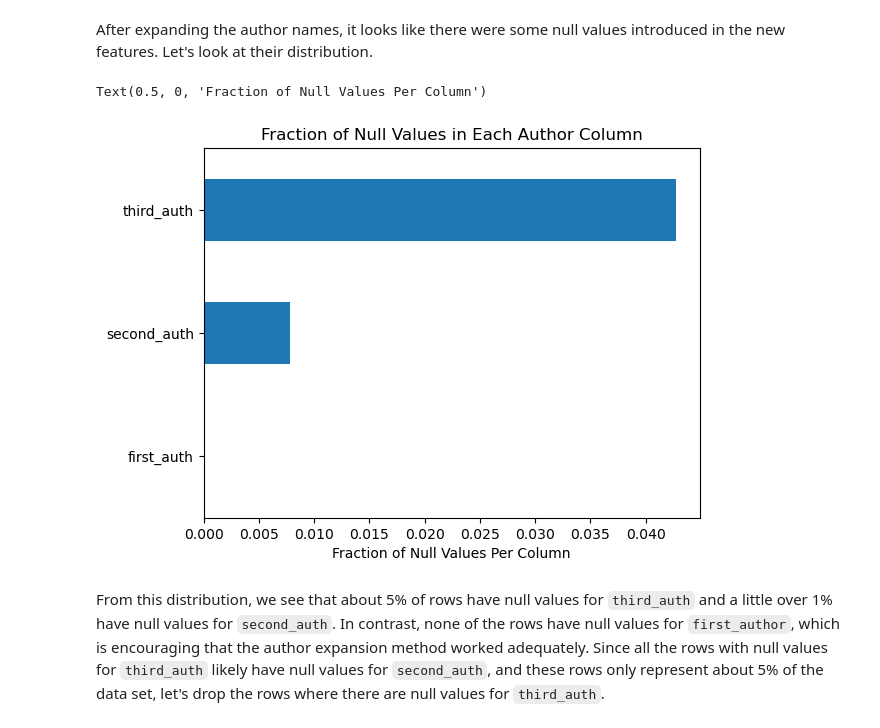
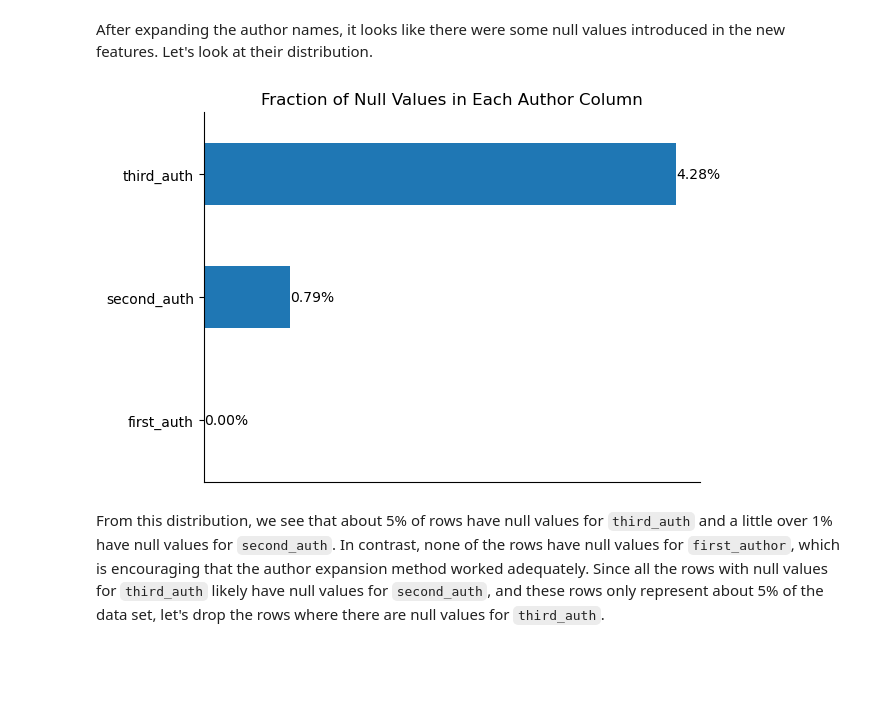
Before and after one commit to yokudake/ProfessorPowerIndex, a Jupyter notebook: Notebooks, Data and Outputs/Notebook 2 Feature Engineering Author Names.ipynb, the cells around one changed output. Saved outputs shown, nothing was run; the diff lists cells and outputs as text; code cells hidden in the pictures; blank space fills up the shorter version.

```diff
--- a/Notebooks, Data and Outputs/Notebook 2 Feature Engineering Author Names.ipynb
+++ b/Notebooks, Data and Outputs/Notebook 2 Feature Engineering Author Names.ipynb
@@ -27,6 +27,6 @@ First, we'll read the pickle files from Notebook 1 for `papers_df` and `profile_
 # %%
-papers_df = pd.read_pickle(r'output\NB1_V2.1_papers_df_full.pkl')
-papers_df.info()
+papers_df_full = pd.read_pickle(r'output\NB1_V2.1_papers_df_full.pkl')
+papers_df_full.info()
 # %% [output]
 <class 'pandas.core.frame.DataFrame'>
 RangeIndex: 22286 entries, 0 to 22285
@@ -79,13 +79,13 @@ The value for the first row of Author column is type <class 'str'>
 Let's seperate each of the author names and map them into thier own column. Below is the author names expanded into their own data frame (first 5 rows).
 # %%
 # Stripping the white space from the ends of the strings
-papers_df['Authors'] = papers_df['Authors'].str.strip()
+papers_df_full['Authors'] = papers_df_full['Authors'].str.strip()
 
 # Splitting the strings into lists using the delimeter ','
-papers_df['Authors'] = papers_df['Authors'].str.rsplit(',')
+papers_df_full['Authors'] = papers_df_full['Authors'].str.rsplit(',')
 
 # Expanding the lists into their own data frame
-auth_df = pd.DataFrame([np.asarray(i) for i in papers_df['Authors'].values])
+auth_df = pd.DataFrame([np.asarray(i) for i in papers_df_full['Authors'].values])
 auth_df.head(5)
 # %% [output]
 |  | 0 | 1 | 2 | 3 | 4 | 5 | 6 | 7 | 8 | 9 | 10 | ... |
@@ -115,3 +115,3 @@ Let's append this data frame to `papers_df` and drop the `Authors` column.
 # %%
-papers_df = pd.concat([auth_df, papers_df.drop('Authors', axis = 1)], axis = 1)
+papers_df_full = pd.concat([auth_df, papers_df_full.drop('Authors', axis = 1)], axis = 1)
 # %% [markdown]
@@ -139,15 +139,25 @@ memory usage: 2.2+ MB
 # %% [markdown]
 After expanding the author names, it looks like there were some null values introduced in the new features. Let's look at their distribution.
 # %%
-sum_ser = papers_df.loc[:, ['first_auth', 'second_auth', 'third_auth']].isna().sum()
-cts_ser = papers_df.loc[:, ['first_auth', 'second_auth', 'third_auth']].isna().count()
+sum_ser = papers_df_full.loc[:, ['first_auth', 'second_auth', 'third_auth']].isna().sum()
+cts_ser = papers_df_full.loc[:, ['first_auth', 'second_auth', 'third_auth']].isna().count()
 
-(sum_ser/cts_ser).plot(kind = 'barh')
-plt.title('Fraction of Null Values in Each Author Column')
-plt.xlabel('Fraction of Null Values Per Column')
+ax = ((sum_ser/cts_ser)*100).plot(kind = 'barh')
+
+# Remove the right, top, and bottom spines
+ax.spines['right'].set_visible(False)
+ax.spines['top'].set_visible(False)
+
+# Remove x-axis ticks, tick labels and axis label
+ax.tick_params(axis='x', which='both', bottom=False, labelbottom=False)
+ax.set_xlabel('')
+
+ax.set_title('Fraction of Null Values in Each Author Column')
+
+for i in ax.containers:
+    ax.bar_label(i, fmt='%.2f%%')
 # %% [output]
-Text(0.5, 0, 'Fraction of Null Values Per Column')
-[figure, old version]
+[figure, new version]
 # %% [markdown]
 From this distribution, we see that about 5% of rows have null values for `third_auth` and a little over 1% have null values for `second_auth`. In contrast, none of the rows have null values for `first_author`, which is encouraging that the author expansion method worked adequately. Since all the rows with null values for `third_auth` likely have null values for `second_auth`, and these rows only represent about 5% of the data set, let's drop the rows where there are null values for `third_auth`.
 # %%
```
Also changed, not shown: parts of 68 cells of this notebook, 3 other files.
